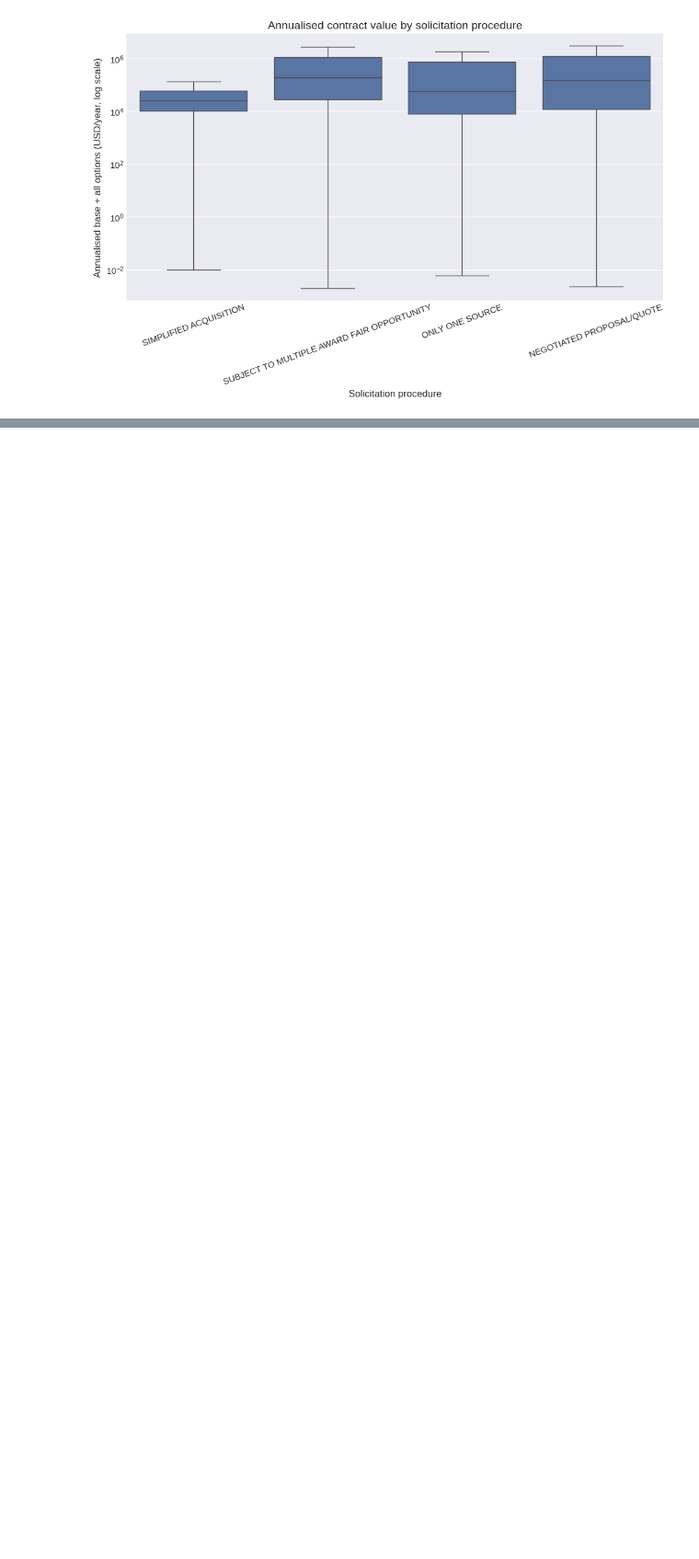
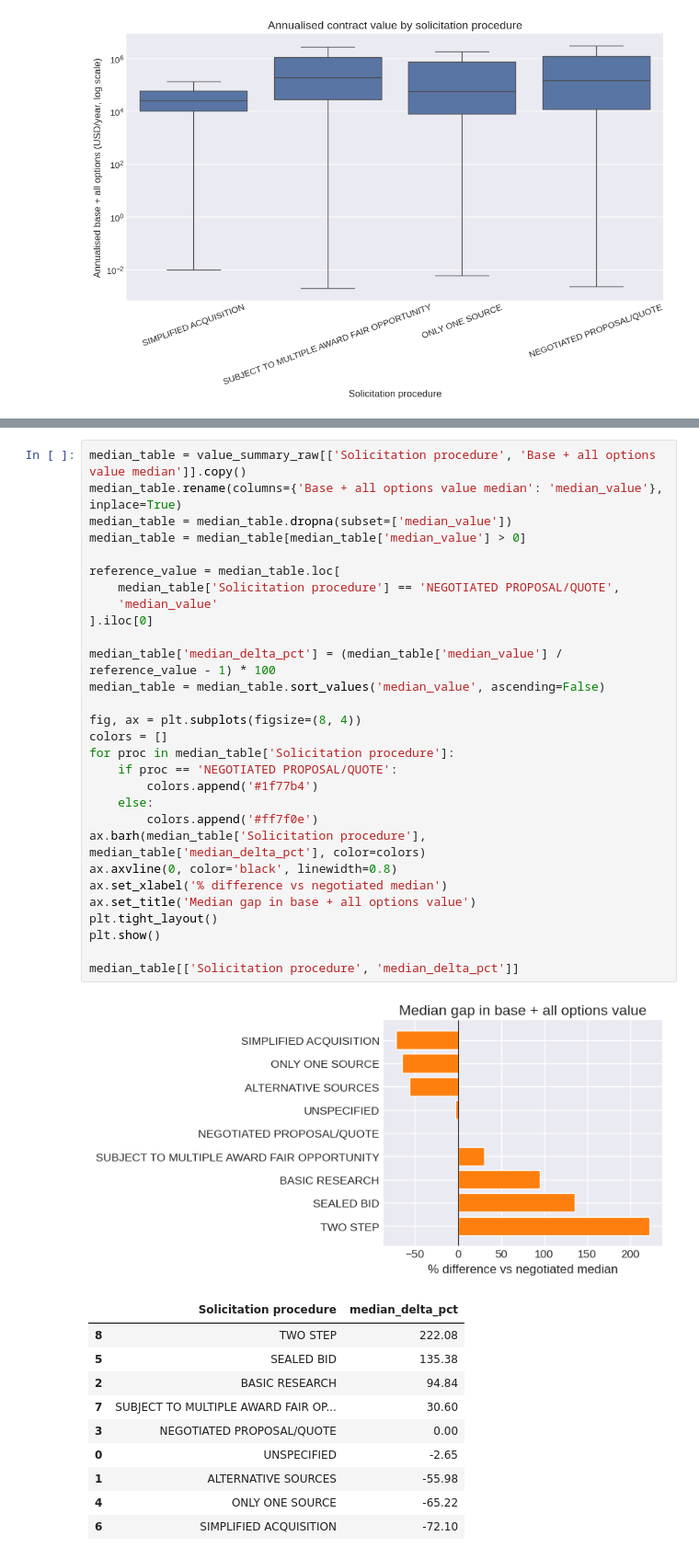
Before and after one commit to edoardoCame/American-analysis, a Jupyter notebook: notebooks/usaspending.ipynb, the cells around one changed output, grey strips where cells are left out. Shown: that part at 92% size. Cells and saved outputs as stored; diff of their text form; blank space fills up the shorter version.

```diff
--- a/notebooks/usaspending.ipynb
+++ b/notebooks/usaspending.ipynb
@@ -385,0 +448,41 @@ The log-scale boxplots reinforce the skew seen in the tables: negotiated and sol
+# %%
+median_table = value_summary_raw[['Solicitation procedure', 'Base + all options value median']].copy()
+median_table.rename(columns={'Base + all options value median': 'median_value'}, inplace=True)
+median_table = median_table.dropna(subset=['median_value'])
+median_table = median_table[median_table['median_value'] > 0]
+
+reference_value = median_table.loc[
+    median_table['Solicitation procedure'] == 'NEGOTIATED PROPOSAL/QUOTE',
+    'median_value'
+].iloc[0]
+
+median_table['median_delta_pct'] = (median_table['median_value'] / reference_value - 1) * 100
+median_table = median_table.sort_values('median_value', ascending=False)
+
+fig, ax = plt.subplots(figsize=(8, 4))
+colors = []
+for proc in median_table['Solicitation procedure']:
+    if proc == 'NEGOTIATED PROPOSAL/QUOTE':
+        colors.append('#1f77b4')
+    else:
+        colors.append('#ff7f0e')
+ax.barh(median_table['Solicitation procedure'], median_table['median_delta_pct'], color=colors)
+ax.axvline(0, color='black', linewidth=0.8)
+ax.set_xlabel('% difference vs negotiated median')
+ax.set_title('Median gap in base + all options value')
+plt.tight_layout()
+plt.show()
+
+median_table[['Solicitation procedure', 'median_delta_pct']]
+# %% [output]
+[figure, added]
+|  | Solicitation procedure | median_delta_pct |
+| 8 | TWO STEP | 222.08 |
+| 5 | SEALED BID | 135.38 |
+| 2 | BASIC RESEARCH | 94.84 |
+| 7 | SUBJECT TO MULTIPLE AWARD FAIR OP... | 30.60 |
+| 3 | NEGOTIATED PROPOSAL/QUOTE | 0.00 |
+| 0 | UNSPECIFIED | -2.65 |
+| 1 | ALTERNATIVE SOURCES | -55.98 |
+| 4 | ONLY ONE SOURCE | -65.22 |
+| 6 | SIMPLIFIED ACQUISITION | -72.10 |
```
Also changed, not shown: parts of 9 cells of this notebook, 2 other files.
